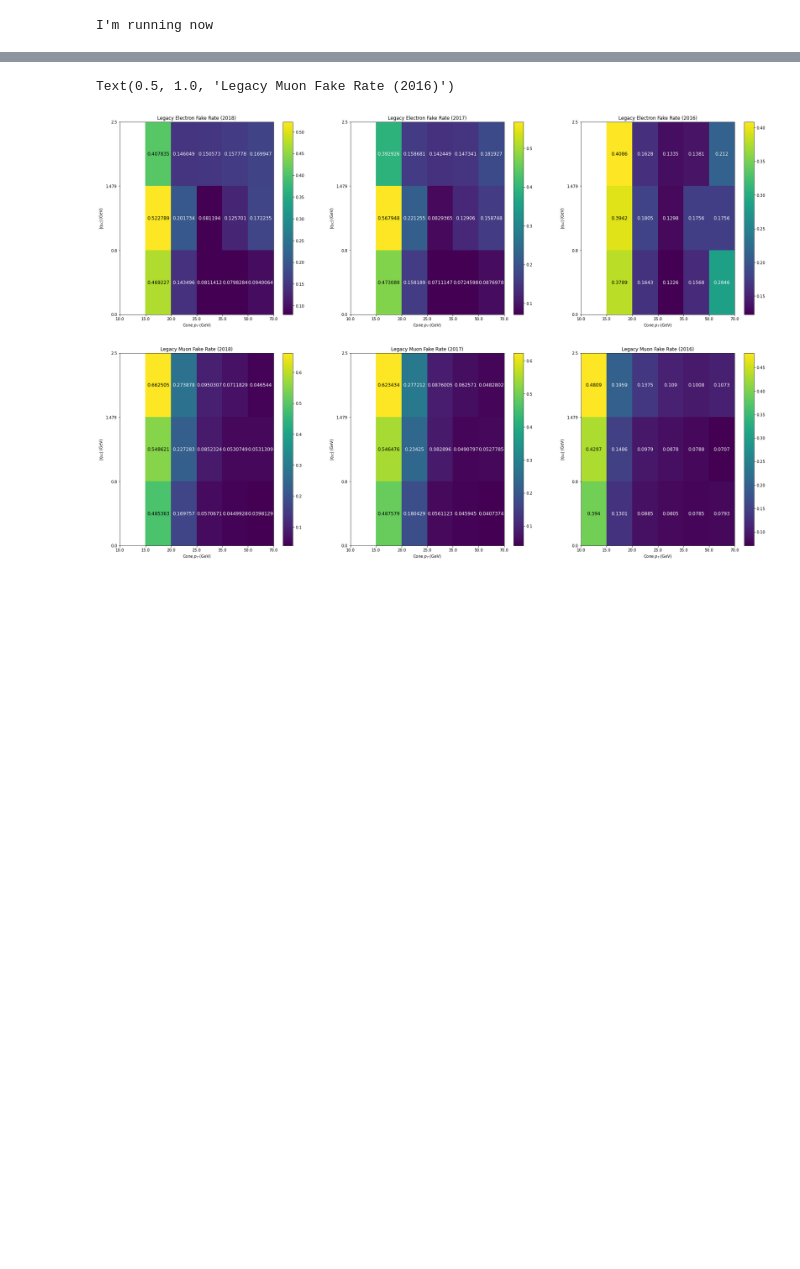
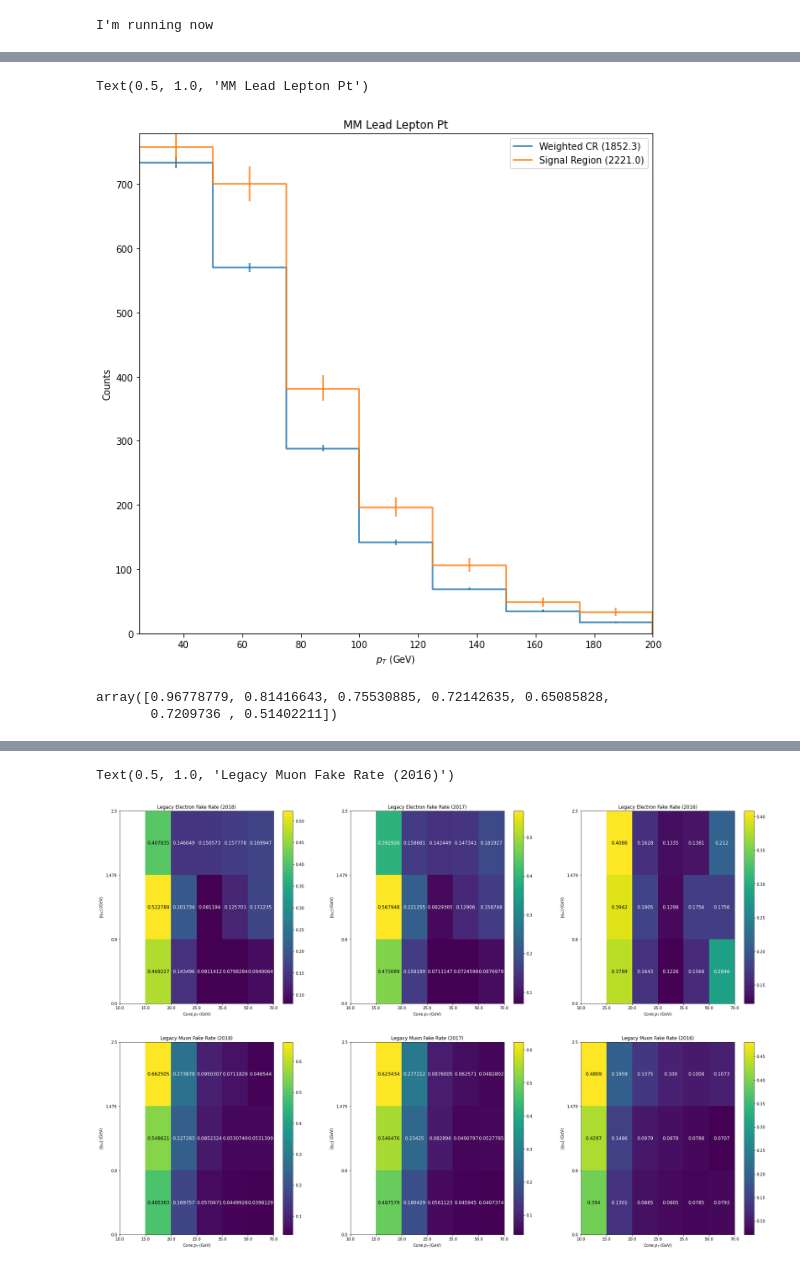
Before and after one commit to danbarto/tW_scattering, a Jupyter notebook: notebooks/FCNC_FR_validation.ipynb, the cells around one changed output, grey strips where cells are left out. Saved outputs shown, nothing was run; the diff lists cells and outputs as text; code cells hidden in the pictures; blank space fills up the shorter version.

```diff
--- a/notebooks/FCNC_FR_validation.ipynb
+++ b/notebooks/FCNC_FR_validation.ipynb
@@ -151,0 +198,16 @@ plt.draw()
+# %%
+fig, ax = plt.subplots(1, 1, figsize=(10, 10))
+hist.plot1d(output["MM_pt_LeadLep_CR_weighted"].sum("dataset"))
+hist.plot1d(output["MM_pt_LeadLep_SR"].sum("dataset"), clear=False)
+ax.legend(["Weighted CR ({:.1f})".format(sum_hist(output["MM_pt_LeadLep_CR_weighted"])), "Signal Region ({})".format(sum_hist(output["MM_pt_LeadLep_SR"]))])
+ax.set_title("MM Lead Lepton Pt")
+# %% [output]
+Text(0.5, 1.0, 'MM Lead Lepton Pt')
+[figure, added]
+# %%
+test1 = output["MM_pt_LeadLep_CR_weighted"].sum("dataset")
+test2 = output["MM_pt_LeadLep_SR"].sum("dataset")
+test1.values()[()] / test2.values()[()]
+# %% [output]
+array([0.96778779, 0.81416643, 0.75530885, 0.72142635, 0.65085828,
+       0.7209736 , 0.51402211])
```
Also changed, not shown: parts of 8 cells of this notebook, 3 other files.
